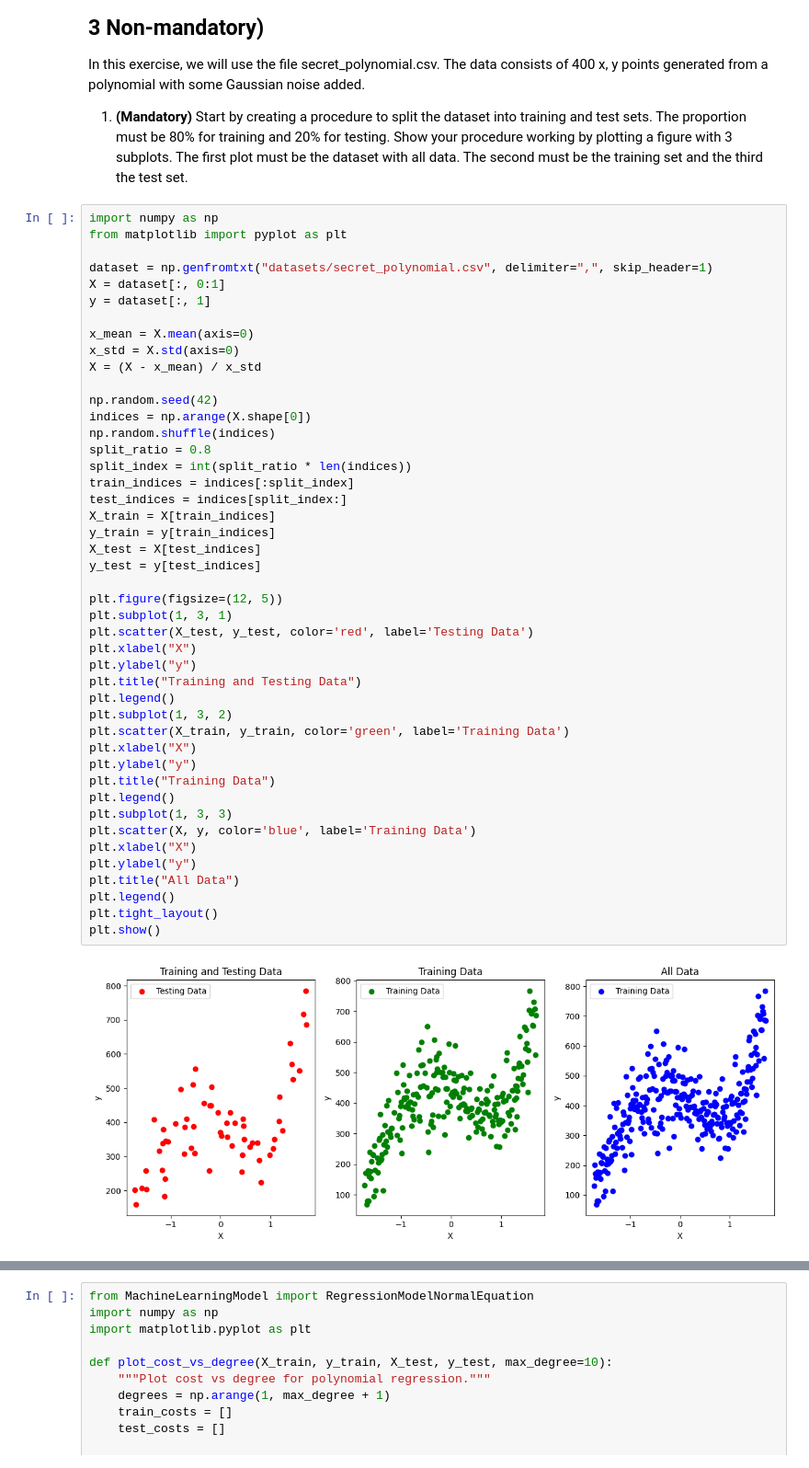
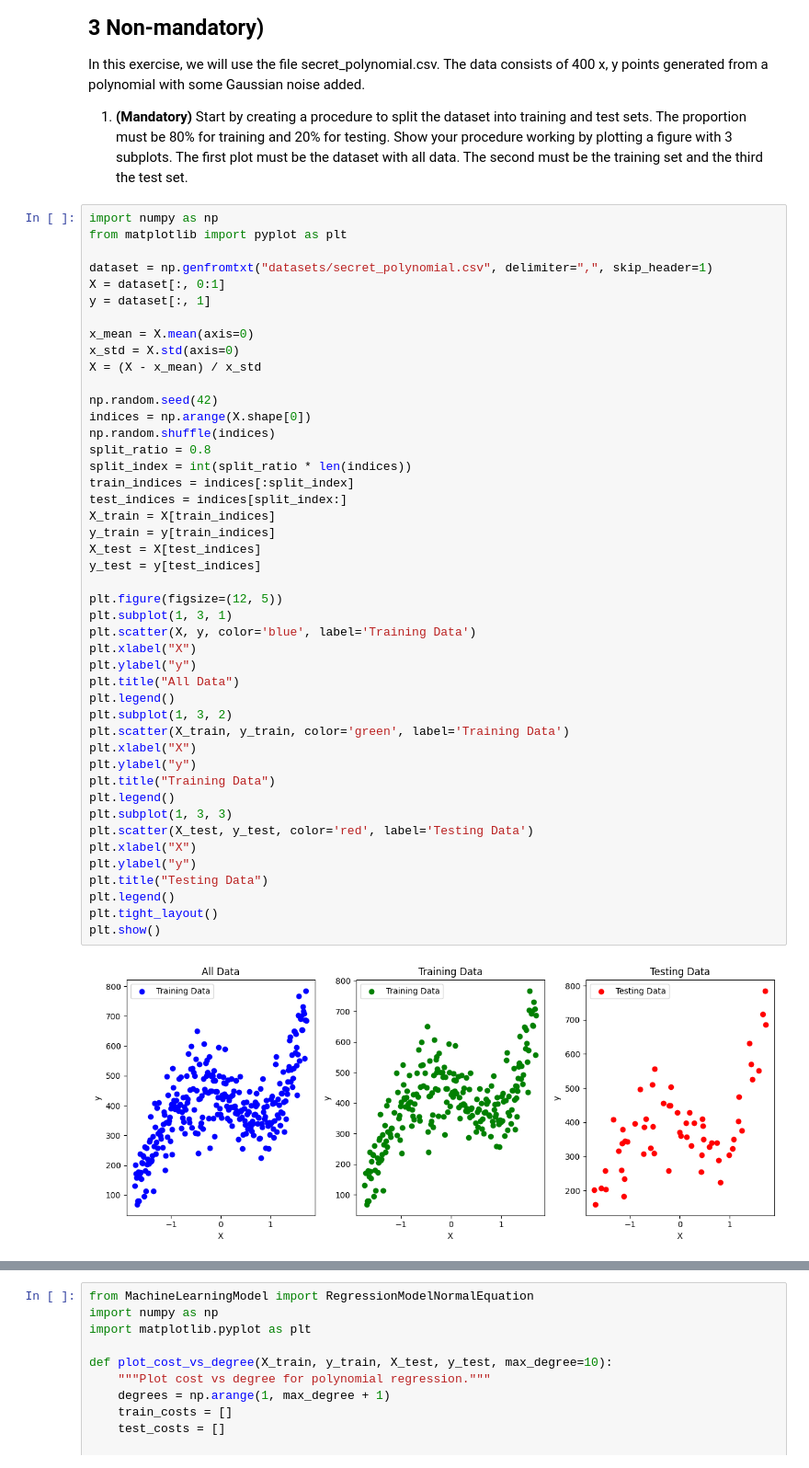
Before and after one commit to animittt/machine-learning-assignments, a Jupyter notebook: Assignment2-2025/am225pt_A2.ipynb, the cells around one changed output, grey strips where cells are left out. Shown at 92% size. Cells and saved outputs as stored; diff of their text form.

```diff
--- a/Assignment2-2025/am225pt_A2.ipynb
+++ b/Assignment2-2025/am225pt_A2.ipynb
@@ -253,38 +263,38 @@ X = (X - x_mean) / x_std
 np.random.seed(42)
 indices = np.arange(X.shape[0])
 np.random.shuffle(indices)
 split_ratio = 0.8
 split_index = int(split_ratio * len(indices))
 train_indices = indices[:split_index]
 test_indices = indices[split_index:]
 X_train = X[train_indices]
 y_train = y[train_indices]
 X_test = X[test_indices]
 y_test = y[test_indices]
 
 plt.figure(figsize=(12, 5))
 plt.subplot(1, 3, 1)
-plt.scatter(X_test, y_test, color='red', label='Testing Data')
+plt.scatter(X, y, color='blue', label='Training Data')
 plt.xlabel("X")
 plt.ylabel("y")
-plt.title("Training and Testing Data")
+plt.title("All Data")
 plt.legend()
 plt.subplot(1, 3, 2)
 plt.scatter(X_train, y_train, color='green', label='Training Data')
 plt.xlabel("X")
 plt.ylabel("y")
 plt.title("Training Data")
 plt.legend()
 plt.subplot(1, 3, 3)
-plt.scatter(X, y, color='blue', label='Training Data')
+plt.scatter(X_test, y_test, color='red', label='Testing Data')
 plt.xlabel("X")
 plt.ylabel("y")
-plt.title("All Data")
+plt.title("Testing Data")
 plt.legend()
 plt.tight_layout()
 plt.show()
 # %% [output]
-[figure, old version]
+[figure, new version]
 # %% [markdown]
 2. **(Mandatory)** Now fit and plot (e.g., using subplots) all polynomial models for degrees $d\in [1,6]$. Observe your figure and decide which degree gives the best fit. Motivate your answer.
 
```
Also changed, not shown: parts of 27 cells of this notebook, 1 other file.
